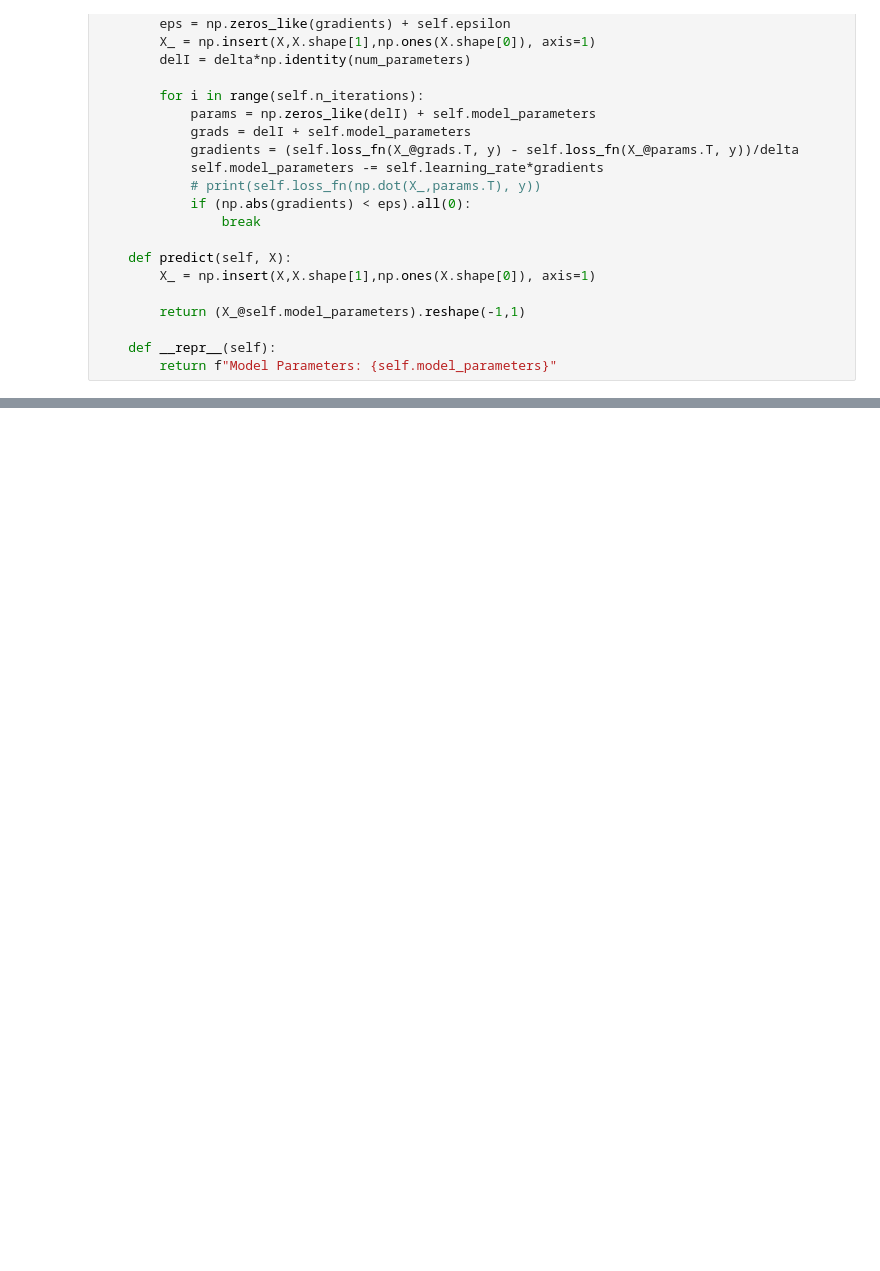
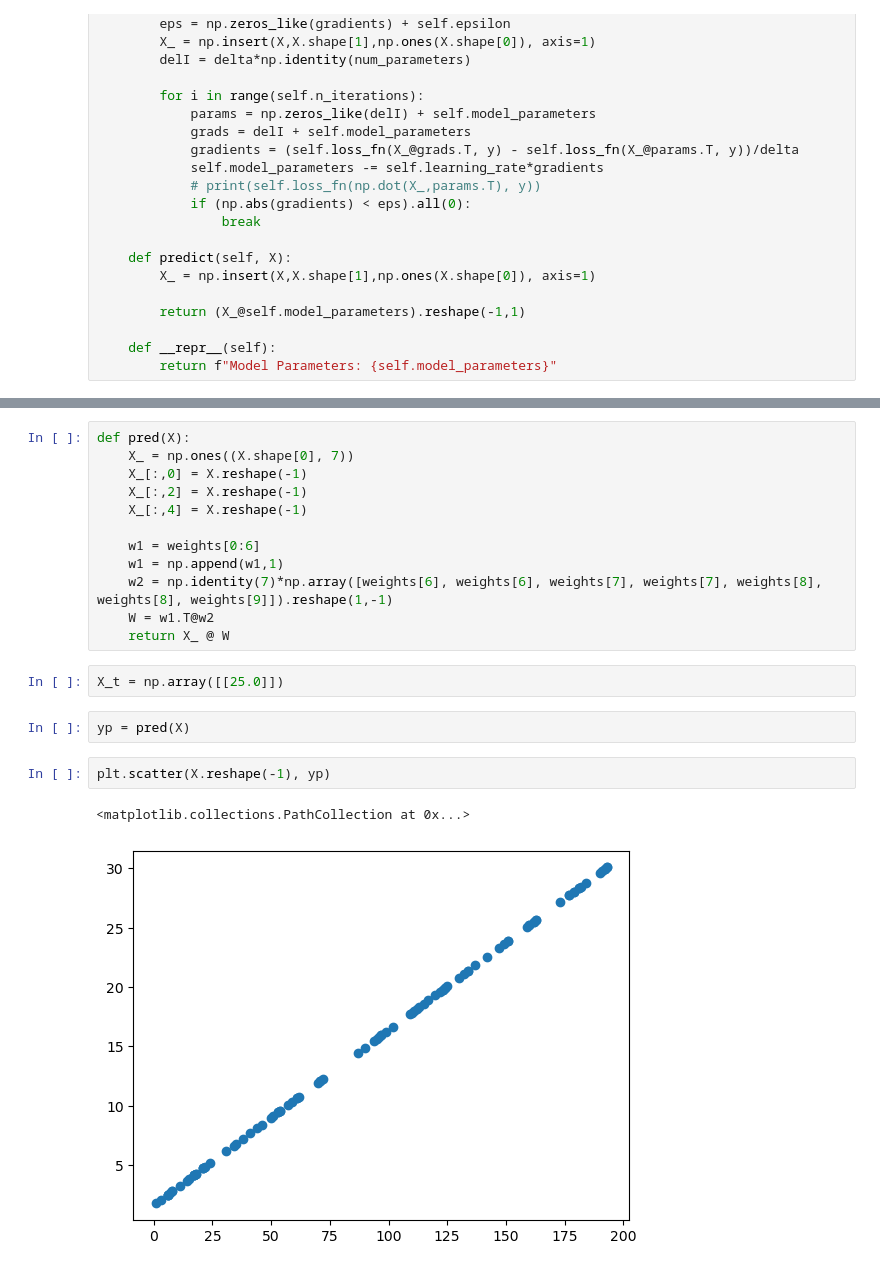
Before and after one commit to DarkKnight7107/DSAI, a Jupyter notebook: NonLinearRegressor.ipynb, the cells around one changed output, grey strips where cells are left out. Drawn from its saved outputs; the diff is of its cells as text; blank space fills up the shorter version.

```diff
--- a/NonLinearRegressor.ipynb
+++ b/NonLinearRegressor.ipynb
@@ -93,0 +124,21 @@ array([9.81701049e+07, 8.35843726e+07, 7.88892174e+06, 1.10464299e+08,
+# %%
+def pred(X):
+    X_ = np.ones((X.shape[0], 7))
+    X_[:,0] = X.reshape(-1)
+    X_[:,2] = X.reshape(-1)
+    X_[:,4] = X.reshape(-1)
+
+    w1 = weights[0:6]
+    w1 = np.append(w1,1)
+    w2 = np.identity(7)*np.array([weights[6], weights[6], weights[7], weights[7], weights[8], weights[8], weights[9]]).reshape(1,-1)
+    W = w1.T@w2
+    return X_ @ W
+# %%
+X_t = np.array([[25.0]])
+# %%
+yp = pred(X)
+# %%
+plt.scatter(X.reshape(-1), yp)
+# %% [output]
+<matplotlib.collections.PathCollection at 0x...>
+[figure, added]
```
Also changed, not shown: parts of 4 cells of this notebook.
